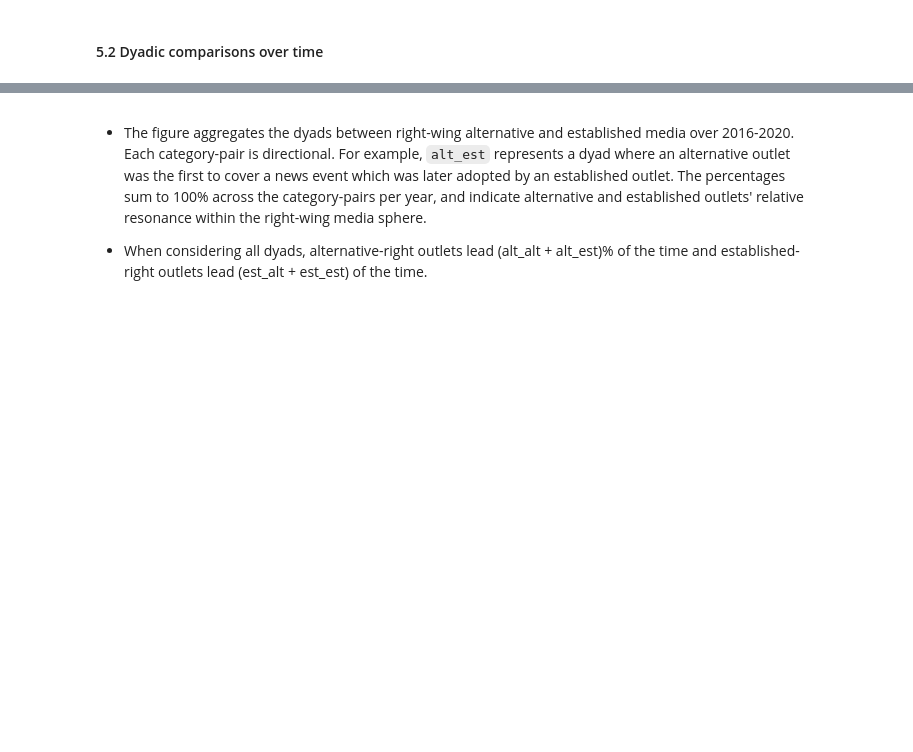
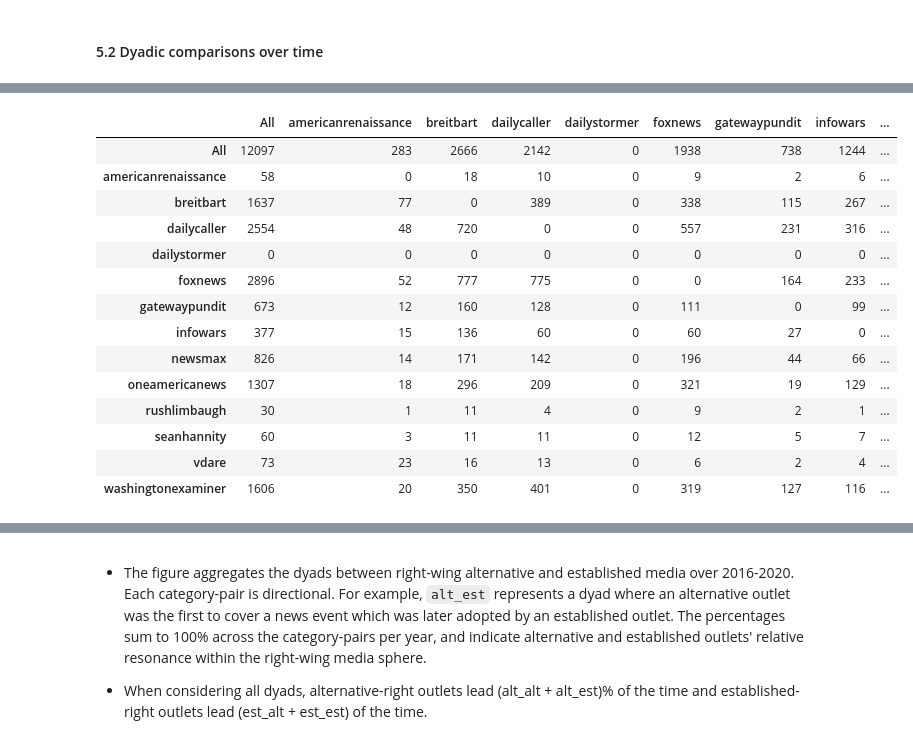
Before and after one commit to wlmwng/us-right-media, a Jupyter notebook: usrightmedia/code/09-analysis/01-newsevents-dyadic-comparison.ipynb, the cells around one changed output, grey strips where cells are left out. Cells and saved outputs as stored; diff of their text form; code cells hidden in the pictures; blank space fills up the shorter version.

```diff
--- a/usrightmedia/code/09-analysis/01-newsevents-dyadic-comparison.ipynb
+++ b/usrightmedia/code/09-analysis/01-newsevents-dyadic-comparison.ipynb
@@ -396,0 +470,18 @@ dyadic_count_ideo
+# %%
+dyadic_count_doctype_2018
+# %% [output]
+|  | All | americanrenaissance | breitbart | dailycaller | dailystormer | foxnews | gatewaypundit | infowars | ... |
+| All | 12097 | 283 | 2666 | 2142 | 0 | 1938 | 738 | 1244 | ... |
+| americanrenaissance | 58 | 0 | 18 | 10 | 0 | 9 | 2 | 6 | ... |
+| breitbart | 1637 | 77 | 0 | 389 | 0 | 338 | 115 | 267 | ... |
+| dailycaller | 2554 | 48 | 720 | 0 | 0 | 557 | 231 | 316 | ... |
+| dailystormer | 0 | 0 | 0 | 0 | 0 | 0 | 0 | 0 | ... |
+| foxnews | 2896 | 52 | 777 | 775 | 0 | 0 | 164 | 233 | ... |
+| gatewaypundit | 673 | 12 | 160 | 128 | 0 | 111 | 0 | 99 | ... |
+| infowars | 377 | 15 | 136 | 60 | 0 | 60 | 27 | 0 | ... |
+| newsmax | 826 | 14 | 171 | 142 | 0 | 196 | 44 | 66 | ... |
+| oneamericanews | 1307 | 18 | 296 | 209 | 0 | 321 | 19 | 129 | ... |
+| rushlimbaugh | 30 | 1 | 11 | 4 | 0 | 9 | 2 | 1 | ... |
+| seanhannity | 60 | 3 | 11 | 11 | 0 | 12 | 5 | 7 | ... |
+| vdare | 73 | 23 | 16 | 13 | 0 | 6 | 2 | 4 | ... |
+| washingtonexaminer | 1606 | 20 | 350 | 401 | 0 | 319 | 127 | 116 | ... |
```
Also changed, not shown: parts of 34 cells of this notebook.
